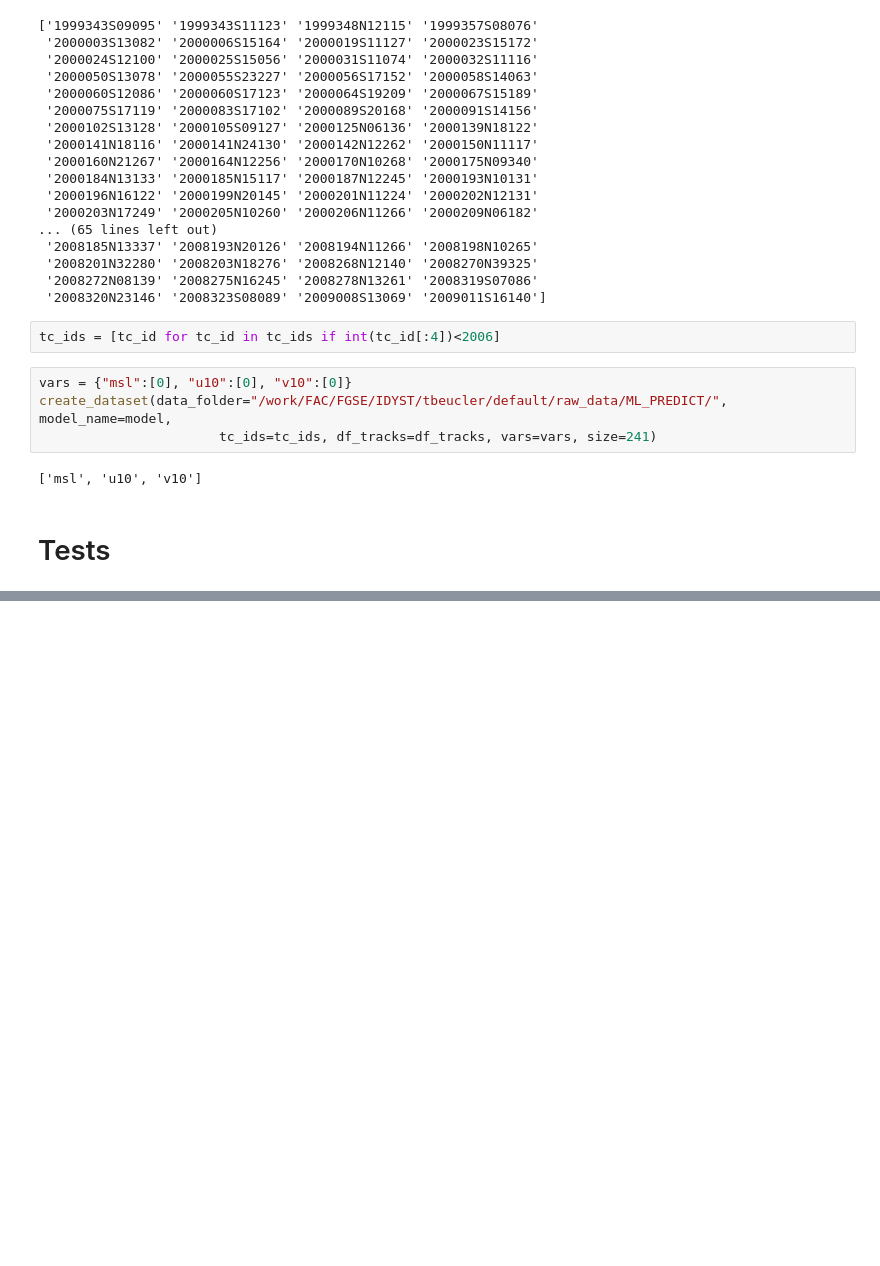
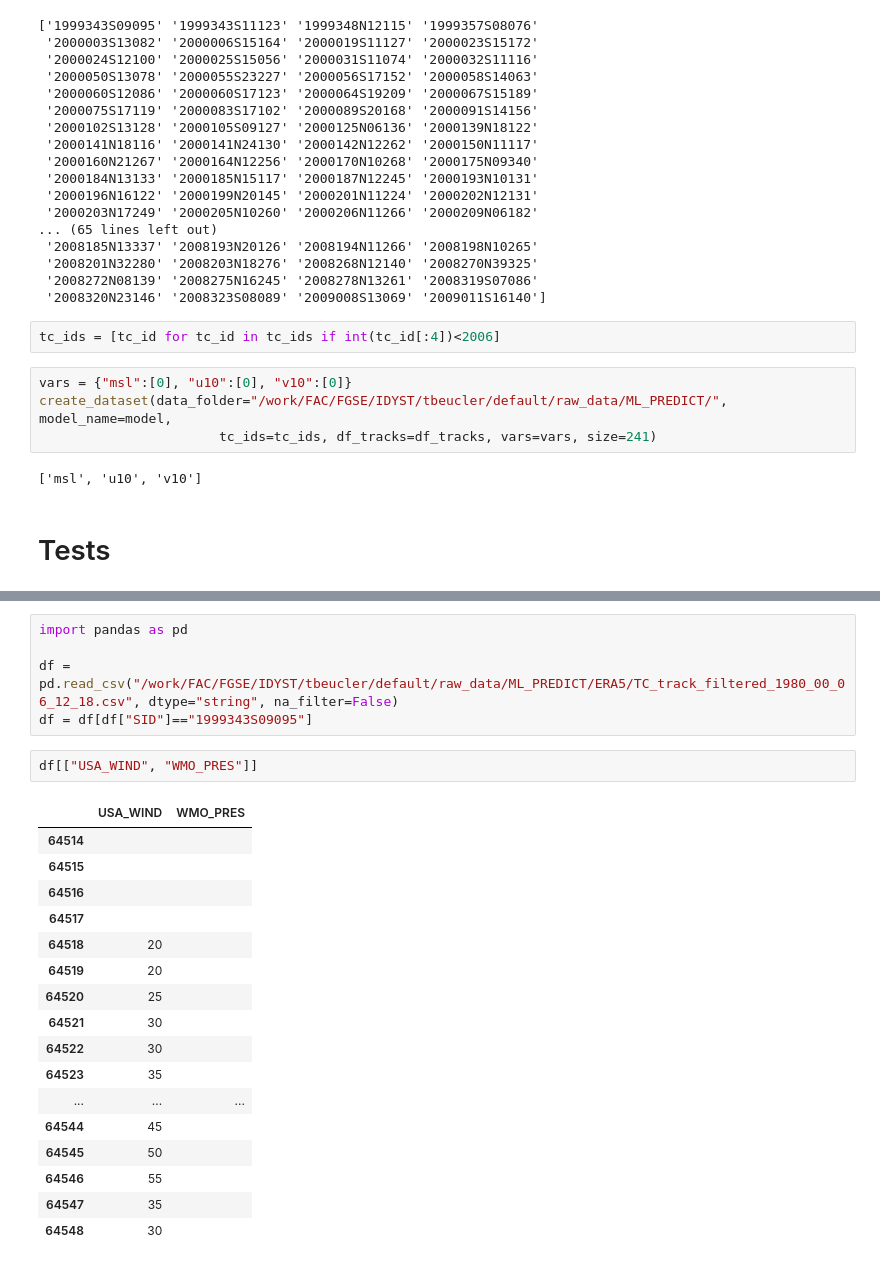
Before and after one commit to msgomez06/TCBench_0.1, a Jupyter notebook: scripts/test.ipynb, the cells around one changed output, grey strips where cells are left out. Saved outputs shown, nothing was run; the diff lists cells and outputs as text; blank space fills up the shorter version.

```diff
--- a/scripts/test.ipynb
+++ b/scripts/test.ipynb
@@ -331,0 +488,25 @@ create_dataset(data_folder="/work/FAC/FGSE/IDYST/tbeucler/default/raw_data/ML_PR
+# %%
+import pandas as pd
+
+df = pd.read_csv("/work/FAC/FGSE/IDYST/tbeucler/default/raw_data/ML_PREDICT/ERA5/TC_track_filtered_1980_00_06_12_18.csv", dtype="string", na_filter=False)
+df = df[df["SID"]=="1999343S09095"]
+# %%
+df[["USA_WIND", "WMO_PRES"]]
+# %% [output]
+|  | USA_WIND | WMO_PRES |
+| 64514 |  |  |
+| 64515 |  |  |
+| 64516 |  |  |
+| 64517 |  |  |
+| 64518 | 20 |  |
+| 64519 | 20 |  |
+| 64520 | 25 |  |
+| 64521 | 30 |  |
+| 64522 | 30 |  |
+| 64523 | 35 |  |
+| ... | ... | ... |
+| 64544 | 45 |  |
+| 64545 | 50 |  |
+| 64546 | 55 |  |
+| 64547 | 35 |  |
+| 64548 | 30 |  |
```
Also changed, not shown: parts of 35 cells of this notebook, 2 other files.
